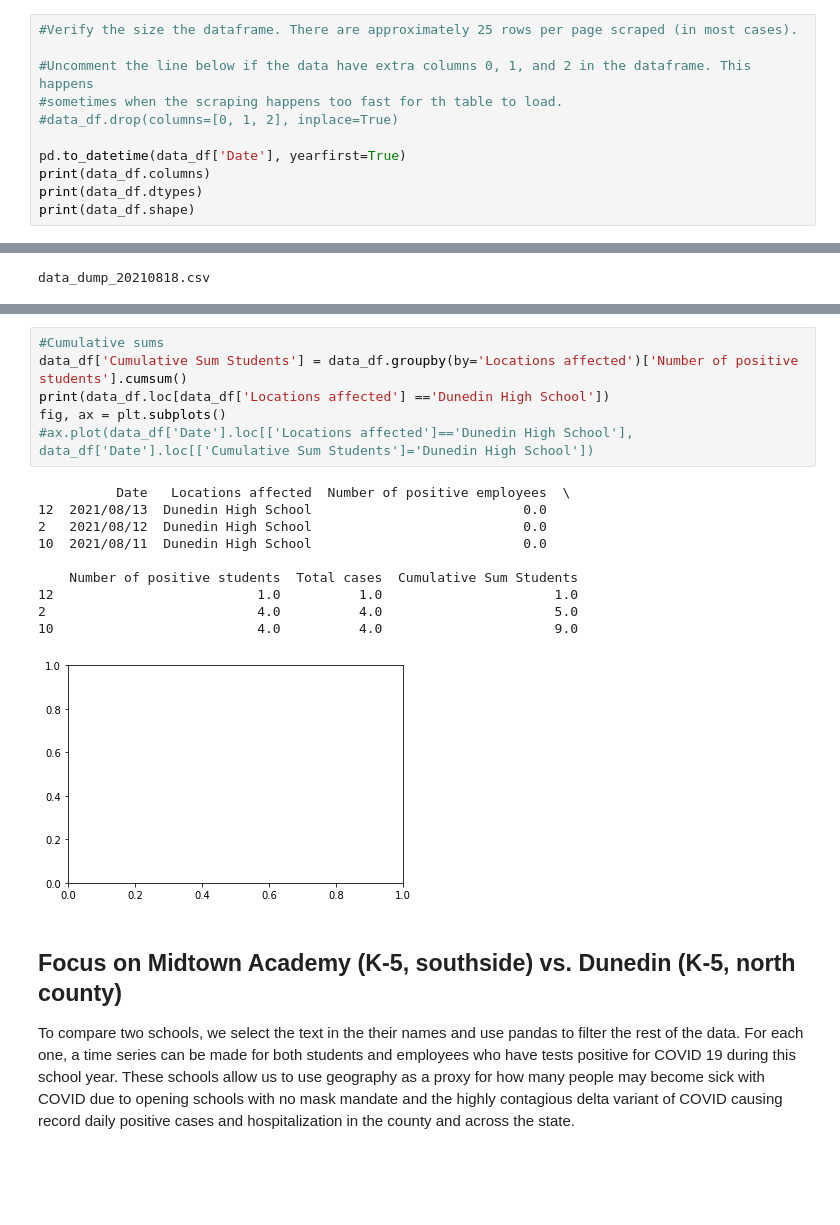
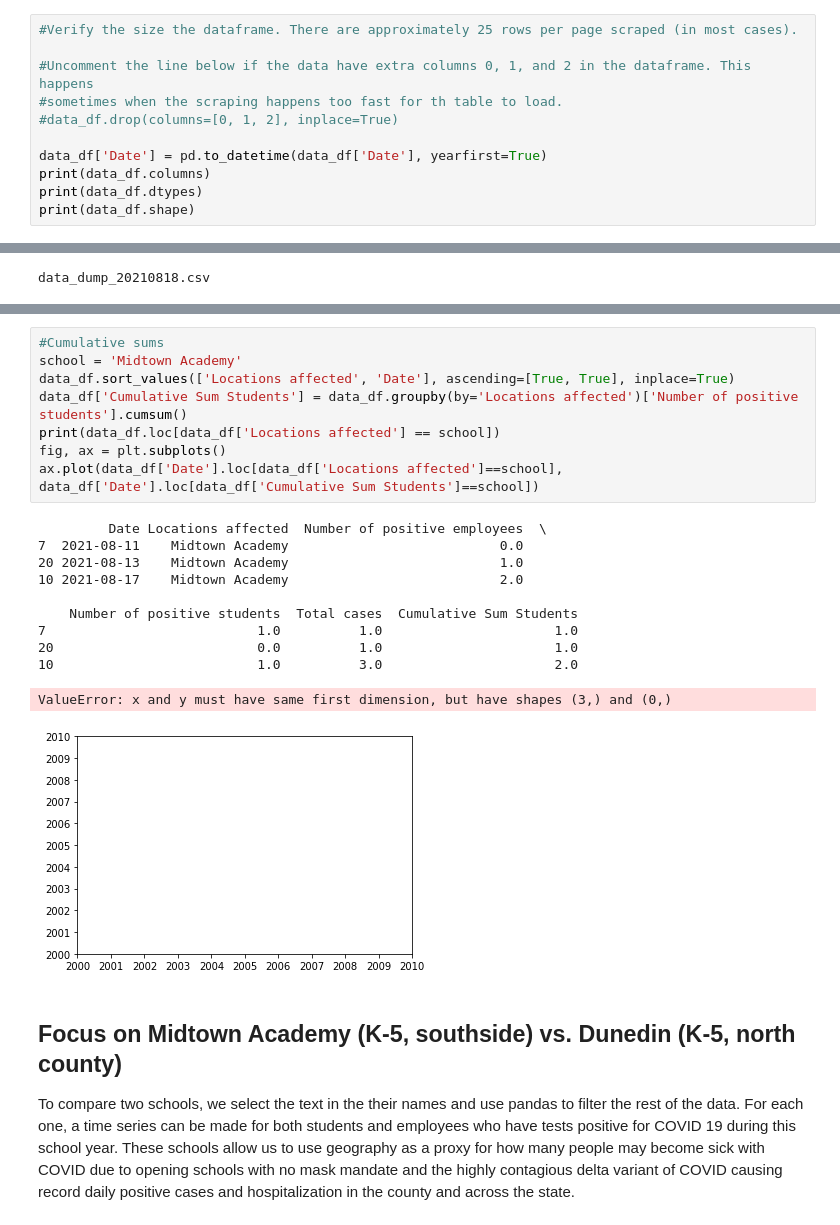
Before and after one commit to Rosenheim-Lab/PCS_COVID, a Jupyter notebook: dashboard_scrape.ipynb, the cells around one changed output, grey strips where cells are left out. Drawn from its saved outputs; the diff is of its cells as text; blank space fills up the shorter version.

```diff
--- a/dashboard_scrape.ipynb
+++ b/dashboard_scrape.ipynb
@@ -52,7 +52,7 @@ From this point on, we employ pandas and matplotlib to analyze and visualize the
 #sometimes when the scraping happens too fast for th table to load.
 #data_df.drop(columns=[0, 1, 2], inplace=True)
 
-pd.to_datetime(data_df['Date'], yearfirst=True)
+data_df['Date'] = pd.to_datetime(data_df['Date'], yearfirst=True)
 print(data_df.columns)
 print(data_df.dtypes)
 print(data_df.shape)
@@ -121,20 +130,23 @@ Date
 # %%
 #Cumulative sums
+school = 'Midtown Academy'
+data_df.sort_values(['Locations affected', 'Date'], ascending=[True, True], inplace=True)
 data_df['Cumulative Sum Students'] = data_df.groupby(by='Locations affected')['Number of positive students'].cumsum()
-print(data_df.loc[data_df['Locations affected'] =='Dunedin High School'])
+print(data_df.loc[data_df['Locations affected'] == school])
 fig, ax = plt.subplots()
-#ax.plot(data_df['Date'].loc[['Locations affected']=='Dunedin High School'], data_df['Date'].loc[['Cumulative Sum Students']='Dunedin High School'])
+ax.plot(data_df['Date'].loc[data_df['Locations affected']==school], data_df['Date'].loc[data_df['Cumulative Sum Students']==school])
 # %% [output]
-          Date   Locations affected  Number of positive employees  \
-12  2021/08/13  Dunedin High School                           0.0
-2   2021/08/12  Dunedin High School                           0.0
-10  2021/08/11  Dunedin High School                           0.0
+         Date Locations affected  Number of positive employees  \
+7  2021-08-11    Midtown Academy                           0.0
+20 2021-08-13    Midtown Academy                           1.0
+10 2021-08-17    Midtown Academy                           2.0
 
     Number of positive students  Total cases  Cumulative Sum Students
-12                          1.0          1.0                      1.0
-2                           4.0          4.0                      5.0
-10                          4.0          4.0                      9.0
+7                           1.0          1.0                      1.0
+20                          0.0          1.0                      1.0
+10                          1.0          3.0                      2.0
+ValueError: x and y must have same first dimension, but have shapes (3,) and (0,)
-[figure, old version]
+[figure, new version]
 # %% [markdown]
 ## Focus on Midtown Academy (K-5, southside) vs. Dunedin (K-5, north county)
 
```
Also changed, not shown: parts of 2 cells of this notebook.
